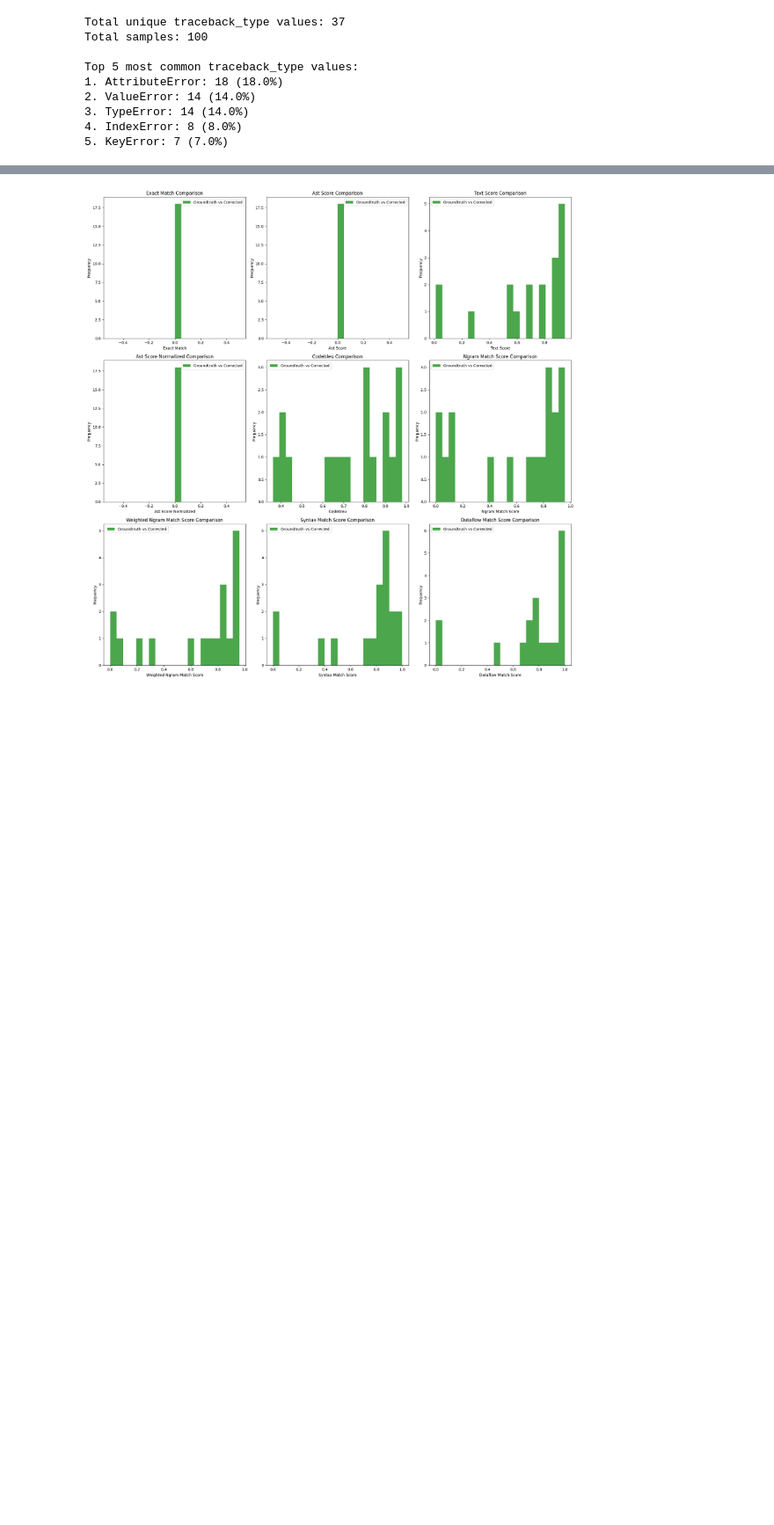
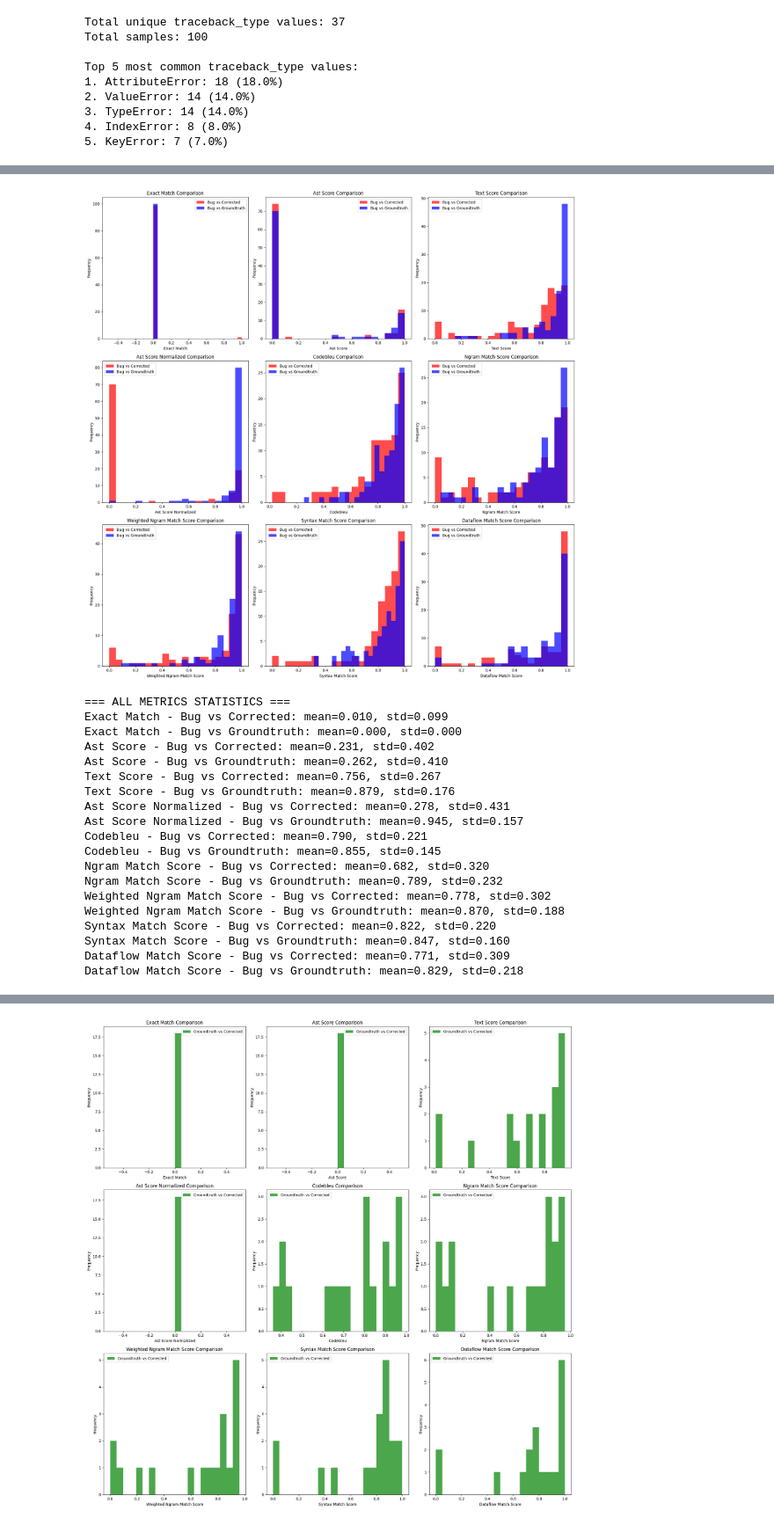
Before and after one commit to FernandoZanchitta/BugDetectiveAI, a Jupyter notebook: Bugdetectiveai/scr/notebooks/chat.ipynb, the cells around one changed output, grey strips where cells are left out. Shown: that part at 88% size. Cells and saved outputs as stored; diff of their text form; code cells hidden in the pictures; blank space fills up the shorter version.

Commit message:
sample evals

```diff
--- a/Bugdetectiveai/scr/notebooks/chat.ipynb
+++ b/Bugdetectiveai/scr/notebooks/chat.ipynb
@@ -101,3 +101,26 @@ sample_data[sample_data['traceback_type'] == 'AttributeError'].head()
 | 571464 | def finish_job_fact_cache(self, d... | def finish_job_fact_cache(self, d... | awx/main/models/jobs.py | # Copyright (c) 2015 Ansible, Inc... | # Copyright (c) 2015 Ansible, Inc... | Job.finish_job_fact_cache | ... |
 | 568443 | def processIncomingPacket(self, d... | def processIncomingPacket(self, d... | pymodbus/framer/binary_framer.py | import struct\nfrom pymodbus.exce... | import struct\nfrom pymodbus.exce... | ModbusBinaryFramer.processIncomin... | ... |
 | 548745 | def get_dataset(self, key, info, ... | def get_dataset(self, key, info, ... | satpy/readers/hrit_base.py | #!/usr/bin/env python\n# -*- codi... | #!/usr/bin/env python\n# -*- codi... | HRITFileHandler.get_dataset | ... |
+# %%
+compare_metrics_versus_bug_histograms(sample_data['before_merge'],sample_data['after_merge'],sample_data['response_gpt-4o-mini'])
+# %% [output]
+[figure, added]
+=== ALL METRICS STATISTICS ===
+Exact Match - Bug vs Corrected: mean=0.010, std=0.099
+Exact Match - Bug vs Groundtruth: mean=0.000, std=0.000
+Ast Score - Bug vs Corrected: mean=0.231, std=0.402
+Ast Score - Bug vs Groundtruth: mean=0.262, std=0.410
+Text Score - Bug vs Corrected: mean=0.756, std=0.267
+Text Score - Bug vs Groundtruth: mean=0.879, std=0.176
+Ast Score Normalized - Bug vs Corrected: mean=0.278, std=0.431
+Ast Score Normalized - Bug vs Groundtruth: mean=0.945, std=0.157
+Codebleu - Bug vs Corrected: mean=0.790, std=0.221
+Codebleu - Bug vs Groundtruth: mean=0.855, std=0.145
+Ngram Match Score - Bug vs Corrected: mean=0.682, std=0.320
+Ngram Match Score - Bug vs Groundtruth: mean=0.789, std=0.232
+Weighted Ngram Match Score - Bug vs Corrected: mean=0.778, std=0.302
+Weighted Ngram Match Score - Bug vs Groundtruth: mean=0.870, std=0.188
+Syntax Match Score - Bug vs Corrected: mean=0.822, std=0.220
+Syntax Match Score - Bug vs Groundtruth: mean=0.847, std=0.160
+Dataflow Match Score - Bug vs Corrected: mean=0.771, std=0.309
+Dataflow Match Score - Bug vs Groundtruth: mean=0.829, std=0.218
```
Also changed, not shown: parts of 1 cell of this notebook.
